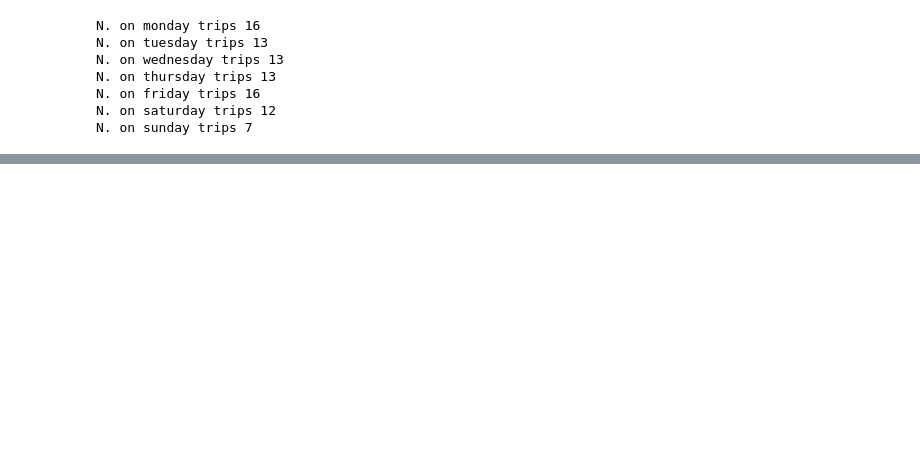
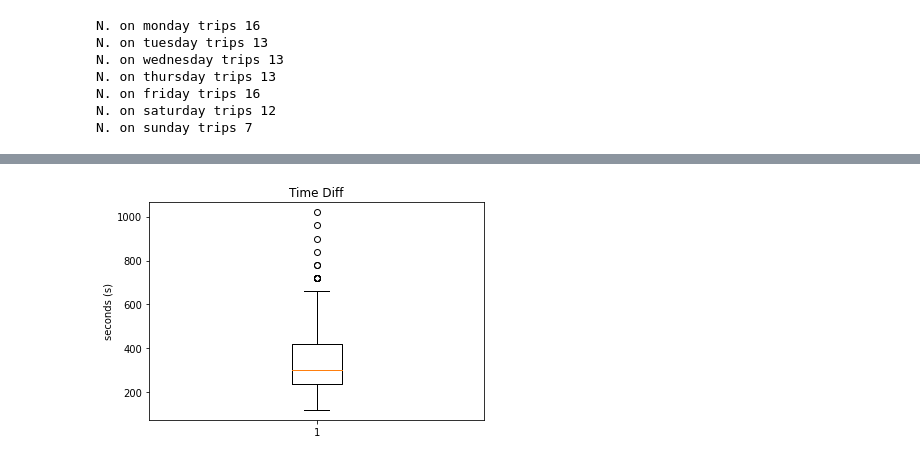
Before and after one commit to gianlucarea/weather-delay, a Jupyter notebook: week-focused-analytics.ipynb, the cells around one changed output, grey strips where cells are left out. Drawn from its saved outputs; the diff is of its cells as text; code cells hidden in the pictures; blank space fills up the shorter version.

```diff
--- a/week-focused-analytics.ipynb
+++ b/week-focused-analytics.ipynb
@@ -216,0 +205,5 @@ for trip_id in trips_between_bounds:
+# %%
+# Box plot on time difference
+helper.boxplot_time(df_analytics)
+# %% [output]
+[figure, added]
```
Also changed, not shown: parts of 26 cells of this notebook, 2 other files.
